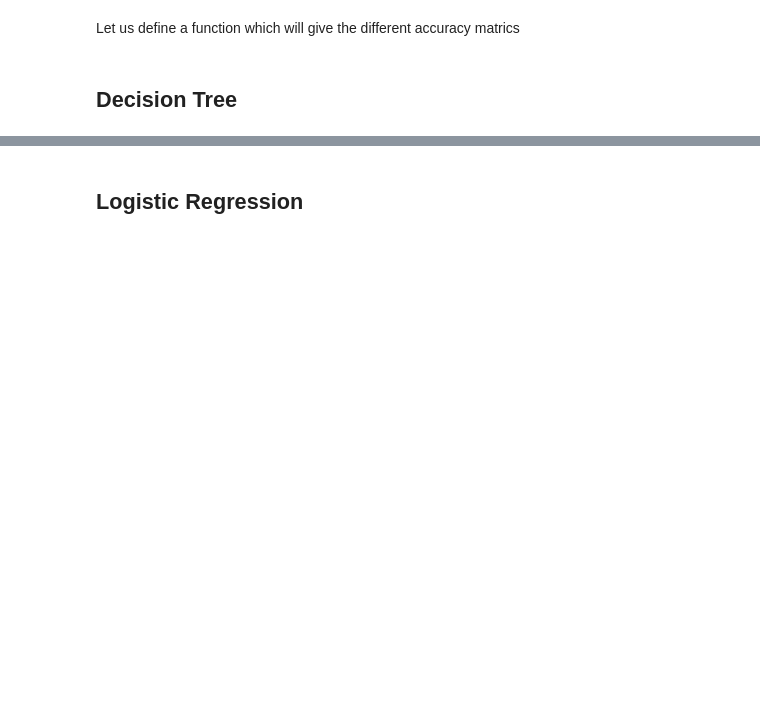
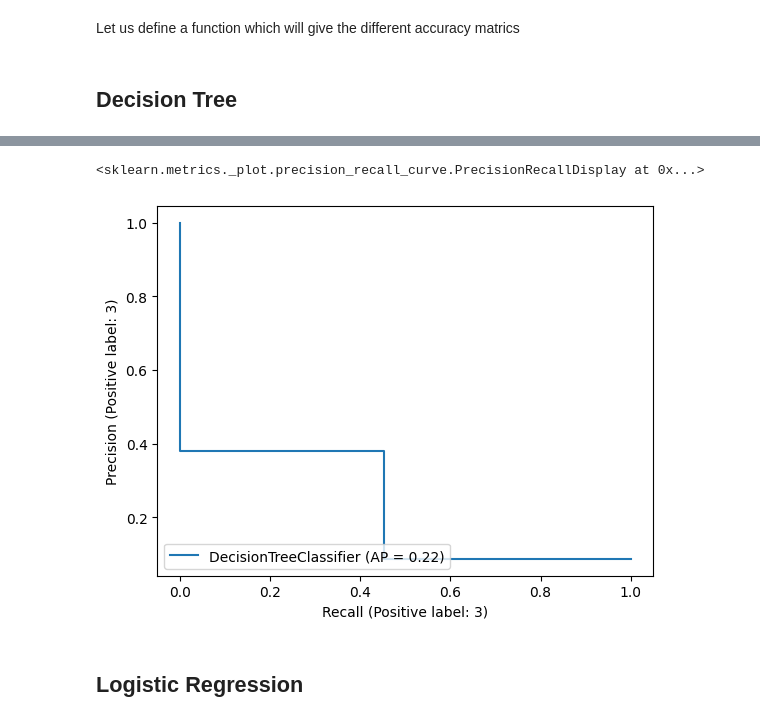
Before and after one commit to EviEno/Employee-Evaluation-for-Promotion-using-ML-and-Eval-AutoML, a Jupyter notebook: Employee_Evaluation_for_Promotion_using_ML_and_Eval_Auto_ML.ipynb, the cells around one changed output, grey strips where cells are left out. Drawn from its saved outputs; the diff is of its cells as text; code cells hidden in the pictures; blank space fills up the shorter version.

```diff
--- a/Employee_Evaluation_for_Promotion_using_ML_and_Eval_Auto_ML.ipynb
+++ b/Employee_Evaluation_for_Promotion_using_ML_and_Eval_Auto_ML.ipynb
@@ -207,5 +394,8 @@ get_clf_eval(y_test, dt_pred, dt_pred_proba)
 # %%
-plot_precision_recall_curve(dt_clf, X_test, y_test)
+PrecisionRecallDisplay.from_estimator(dt_clf, X_test, y_test)
+# %% [output]
+<sklearn.metrics._plot.precision_recall_curve.PrecisionRecallDisplay at 0x...>
+[figure, added]
 # %% [markdown]
 ## Logistic Regression
 # %%
```
Also changed, not shown: parts of 33 cells of this notebook.
